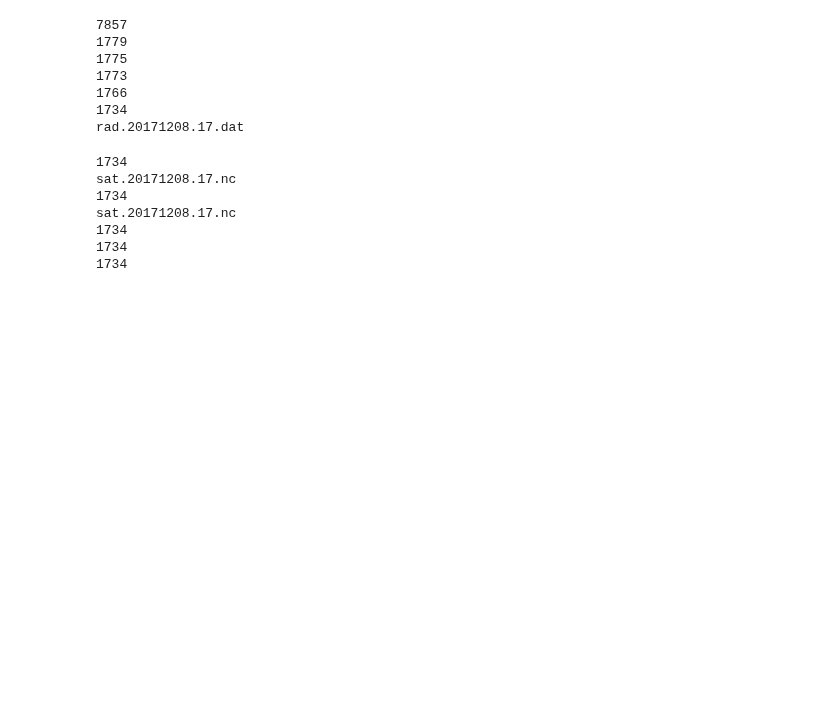
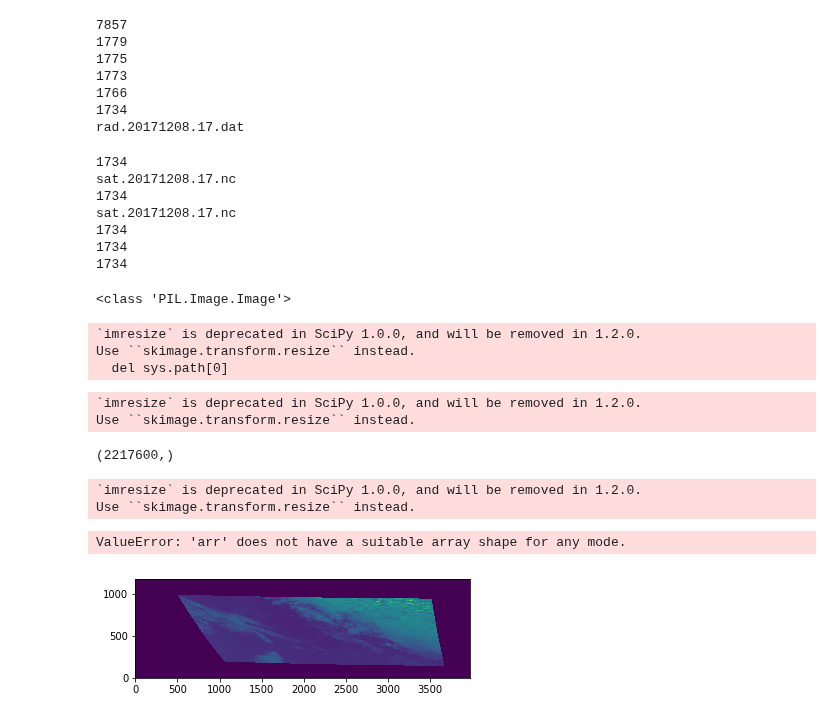
Before and after one commit to yuanzhou15/capstone-weather, a Jupyter notebook: rex/sat_corr.ipynb, the cells around one changed output. Drawn from its saved outputs; the diff is of its cells as text; code cells hidden in the pictures; blank space fills up the shorter version.

```diff
--- a/rex/sat_corr.ipynb
+++ b/rex/sat_corr.ipynb
@@ -229,3 +229,52 @@ for sat in new_sa1:
     copy2(path_sa3+sat, path_ou3+sat)
     copy2(path_sa4+sat, path_ou4+sat)
     copy2(path_sa6+sat, path_ou6+sat)
+# %%
+from matplotlib import pyplot as plt
+import numpy as np
+from scipy.misc import imresize
+from PIL import Image
+path_0 = "/mnt/data-weather/rad_sat/rad/rad.20171208.17.dat"
+dims = (126,201)
+new_dims = (256,256)
+data = np.fromfile(path_0,dtype='int16',count=-1,sep='')
+data = np.reshape(data,dims)
+#plt.imshow(data,cmap="gray")
+#plt.show()
+#print(type(data),data.shape,data.min(),data.max())
+new_data = imresize(data, new_dims)
+new_data = np.flipud(new_data)
+im = Image.fromarray(new_data)
+#print(type(im))
+im.save("foo2.png")
+#fig = plt.figure()
+#plt.imshow(new_data,cmap="gray",origin="lower")
+#plt.axis("off")
+#plt.show()
+#fig.savefig("foo.png")
+#print(type(new_data),new_data.shape,new_data.min(),new_data.max())
+# %% [output]
+<class 'PIL.Image.Image'>
+`imresize` is deprecated in SciPy 1.0.0, and will be removed in 1.2.0.
+Use ``skimage.transform.resize`` instead.
+  del sys.path[0]
+# %%
+# radar data to radar png
+path = "/mnt/data-weather/rad_sat/rad/"
+out = "/mnt/data-weather/rad_sat/radpng/"
+directory = os.fsencode(path)
+dims = (126,201)
+new_dims = (256,256)
+for file in os.listdir(directory):
+    filename = os.fsdecode(file)
+    newname = out+filename[0:15]+".png"
+    #print(newname)
+    data = np.fromfile(path+filename,dtype='int16',count=-1,sep='') # 2 byte integers
+    data = np.reshape(data,dims)
+    data = np.flipud(data)
+    new_data = imresize(data, new_dims)
+    im = Image.fromarray(new_data)
+    im.save(newname)
+# %% [output]
+`imresize` is deprecated in SciPy 1.0.0, and will be removed in 1.2.0.
+Use ``skimage.transform.resize`` instead.
@@ -231,0 +310,28 @@ for sat in new_sa1:
+# %%
+from netCDF4 import Dataset
+path = "/mnt/data-weather/rad_sat/sa1/sat.20171208.17.nc"
+nc_fid = Dataset(path, 'r')
+#print(nc_fid)
+data = nc_fid.variables['data'][0][:]
+lat = nc_fid.variables['lat'][:]
+lon = nc_fid.variables['lon'][:]
+plt.imshow(data, origin='lower')
+#print(data.shape, lat.shape, lon.shape, lon.min())
+data[lat < 31.0] = 0.0
+data[lat > 41.0] = 0.0
+data[lon < -102.0] = 0.0
+data[lon > -82.0] = 0.0
+plt.imshow(data, origin='lower')
+data = data[data != 0.0]
+print(data.shape)
+dims = (256,256)
+data = imresize(data, dims)
+#data = np.reshape(data,dims)
+#data = np.flipud(data)
+#plt.imshow()
+# %% [output]
+(2217600,)
+`imresize` is deprecated in SciPy 1.0.0, and will be removed in 1.2.0.
+Use ``skimage.transform.resize`` instead.
+ValueError: 'arr' does not have a suitable array shape for any mode.
+[figure, added]
```
Also changed, not shown: parts of 1 cell of this notebook.
